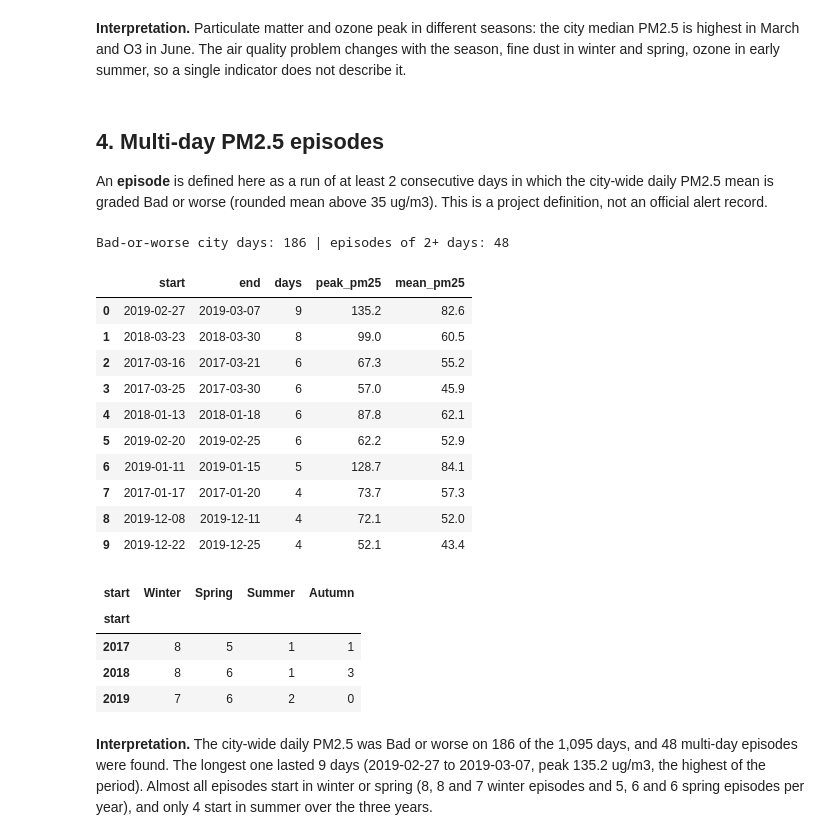
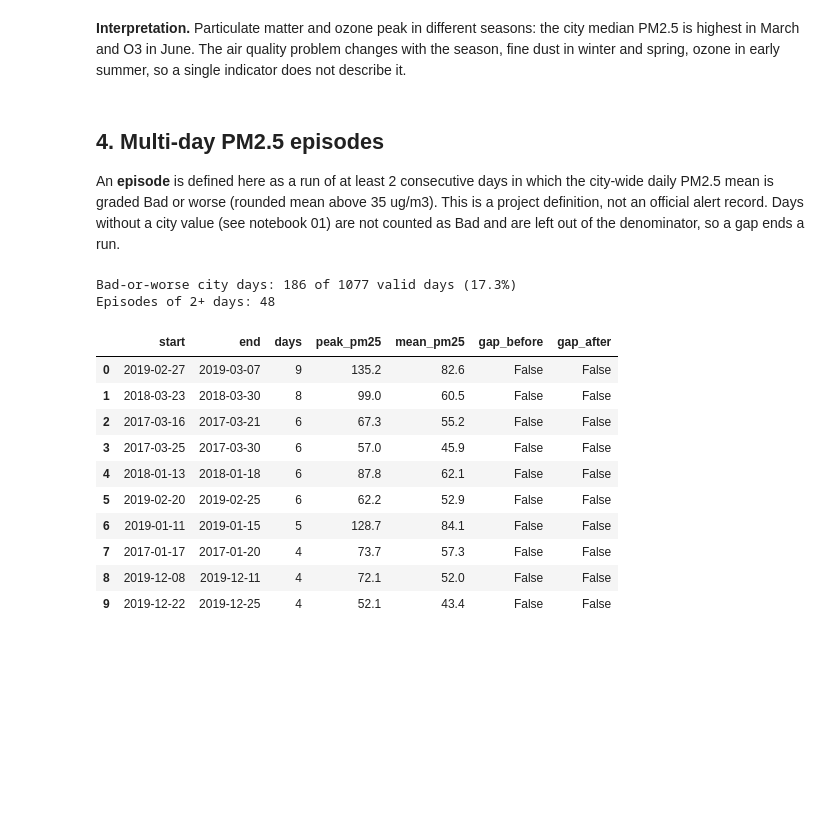
Before and after one commit to moliiner/air_pollution_analysis_seoul, a Jupyter notebook: notebooks/04_pollutants_and_episodes.ipynb, the cells around one changed output. Saved outputs shown, nothing was run; the diff lists cells and outputs as text; code cells hidden in the pictures; blank space fills up the shorter version.

```diff
--- a/notebooks/04_pollutants_and_episodes.ipynb
+++ b/notebooks/04_pollutants_and_episodes.ipynb
@@ -69,40 +69,26 @@ PM2.5 highest month: 3 | O3 highest month: 6
 # %% [markdown]
 ## 4. Multi-day PM2.5 episodes
 
-An **episode** is defined here as a run of at least 2 consecutive days in which the city-wide daily PM2.5 mean is graded Bad or worse (rounded mean above 35 ug/m3). This is a project definition, not an official alert record.
+An **episode** is defined here as a run of at least 2 consecutive days in which the city-wide daily PM2.5 mean is graded Bad or worse (rounded mean above 35 ug/m3). This is a project definition, not an official alert record. Days without a city value (see notebook 01) are not counted as Bad and are left out of the denominator, so a gap ends a run.
 # %%
-bad = (city["pm25"].round() > 35).astype(int)
-run_id = (bad != bad.shift()).cumsum()
-runs = (city.assign(bad=bad, run=run_id)[bad == 1]
-            .groupby("run")
-            .agg(start=("pm25", lambda s: s.index.min().date()), end=("pm25", lambda s: s.index.max().date()),
-                 days=("pm25", "size"), peak_pm25=("pm25", "max"), mean_pm25=("pm25", "mean")))
+runs = find_episodes(city["pm25"])
+n_valid = int(city["pm25"].notna().sum())
+n_bad = int(runs["days"].sum())
 episodes = runs[runs["days"] >= 2].sort_values("days", ascending=False).reset_index(drop=True)
-print("Bad-or-worse city days:", int(bad.sum()), "| episodes of 2+ days:", len(episodes))
+print(f"Bad-or-worse city days: {n_bad} of {n_valid} valid days ({100 * n_bad / n_valid:.1f}%)")
+print("Episodes of 2+ days:", len(episodes))
 episodes.head(10).round(1)
 # %% [output]
-Bad-or-worse city days: 186 | episodes of 2+ days: 48
+Bad-or-worse city days: 186 of 1077 valid days (17.3%)
+Episodes of 2+ days: 48
-|  | start | end | days | peak_pm25 | mean_pm25 |
-| 0 | 2019-02-27 | 2019-03-07 | 9 | 135.2 | 82.6 |
-| 1 | 2018-03-23 | 2018-03-30 | 8 | 99.0 | 60.5 |
-| 2 | 2017-03-16 | 2017-03-21 | 6 | 67.3 | 55.2 |
-| 3 | 2017-03-25 | 2017-03-30 | 6 | 57.0 | 45.9 |
-| 4 | 2018-01-13 | 2018-01-18 | 6 | 87.8 | 62.1 |
-| 5 | 2019-02-20 | 2019-02-25 | 6 | 62.2 | 52.9 |
-| 6 | 2019-01-11 | 2019-01-15 | 5 | 128.7 | 84.1 |
-| 7 | 2017-01-17 | 2017-01-20 | 4 | 73.7 | 57.3 |
-| 8 | 2019-12-08 | 2019-12-11 | 4 | 72.1 | 52.0 |
-| 9 | 2019-12-22 | 2019-12-25 | 4 | 52.1 | 43.4 |
+|  | start | end | days | peak_pm25 | mean_pm25 | gap_before | gap_after |
+| 0 | 2019-02-27 | 2019-03-07 | 9 | 135.2 | 82.6 | False | False |
+| 1 | 2018-03-23 | 2018-03-30 | 8 | 99.0 | 60.5 | False | False |
+| 2 | 2017-03-16 | 2017-03-21 | 6 | 67.3 | 55.2 | False | False |
+| 3 | 2017-03-25 | 2017-03-30 | 6 | 57.0 | 45.9 | False | False |
+| 4 | 2018-01-13 | 2018-01-18 | 6 | 87.8 | 62.1 | False | False |
+| 5 | 2019-02-20 | 2019-02-25 | 6 | 62.2 | 52.9 | False | False |
+| 6 | 2019-01-11 | 2019-01-15 | 5 | 128.7 | 84.1 | False | False |
+| 7 | 2017-01-17 | 2017-01-20 | 4 | 73.7 | 57.3 | False | False |
+| 8 | 2019-12-08 | 2019-12-11 | 4 | 72.1 | 52.0 | False | False |
+| 9 | 2019-12-22 | 2019-12-25 | 4 | 52.1 | 43.4 | False | False |
-# %%
-ep = episodes.assign(start=pd.to_datetime(episodes["start"]))
-season = ep["start"].dt.month.map({12: "Winter", 1: "Winter", 2: "Winter", 3: "Spring", 4: "Spring", 5: "Spring",
-                                   6: "Summer", 7: "Summer", 8: "Summer", 9: "Autumn", 10: "Autumn", 11: "Autumn"})
-pd.crosstab(ep["start"].dt.year, season).reindex(columns=["Winter", "Spring", "Summer", "Autumn"], fill_value=0)
-# %% [output]
-| start | Winter | Spring | Summer | Autumn |
-| start |  |  |  |  |
-| 2017 | 8 | 5 | 1 | 1 |
-| 2018 | 8 | 6 | 1 | 3 |
-| 2019 | 7 | 6 | 2 | 0 |
-# %% [markdown]
-**Interpretation.** The city-wide daily PM2.5 was Bad or worse on 186 of the 1,095 days, and 48 multi-day episodes were found. The longest one lasted 9 days (2019-02-27 to 2019-03-07, peak 135.2 ug/m3, the highest of the period). Almost all episodes start in winter or spring (8, 8 and 7 winter episodes and 5, 6 and 6 spring episodes per year), and only 4 start in summer over the three years.
```
Also changed, not shown: parts of 13 cells of this notebook, 14 other files.
